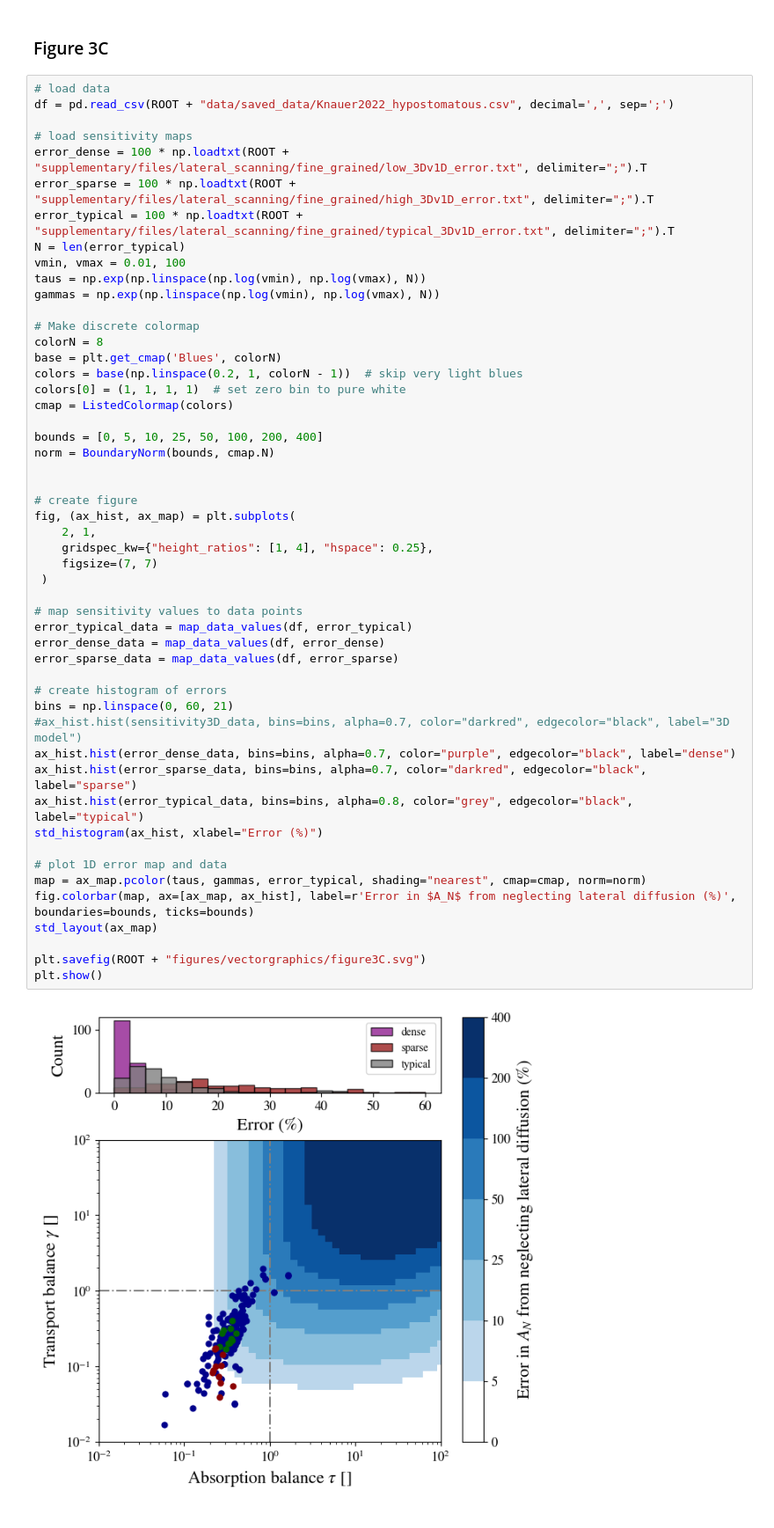
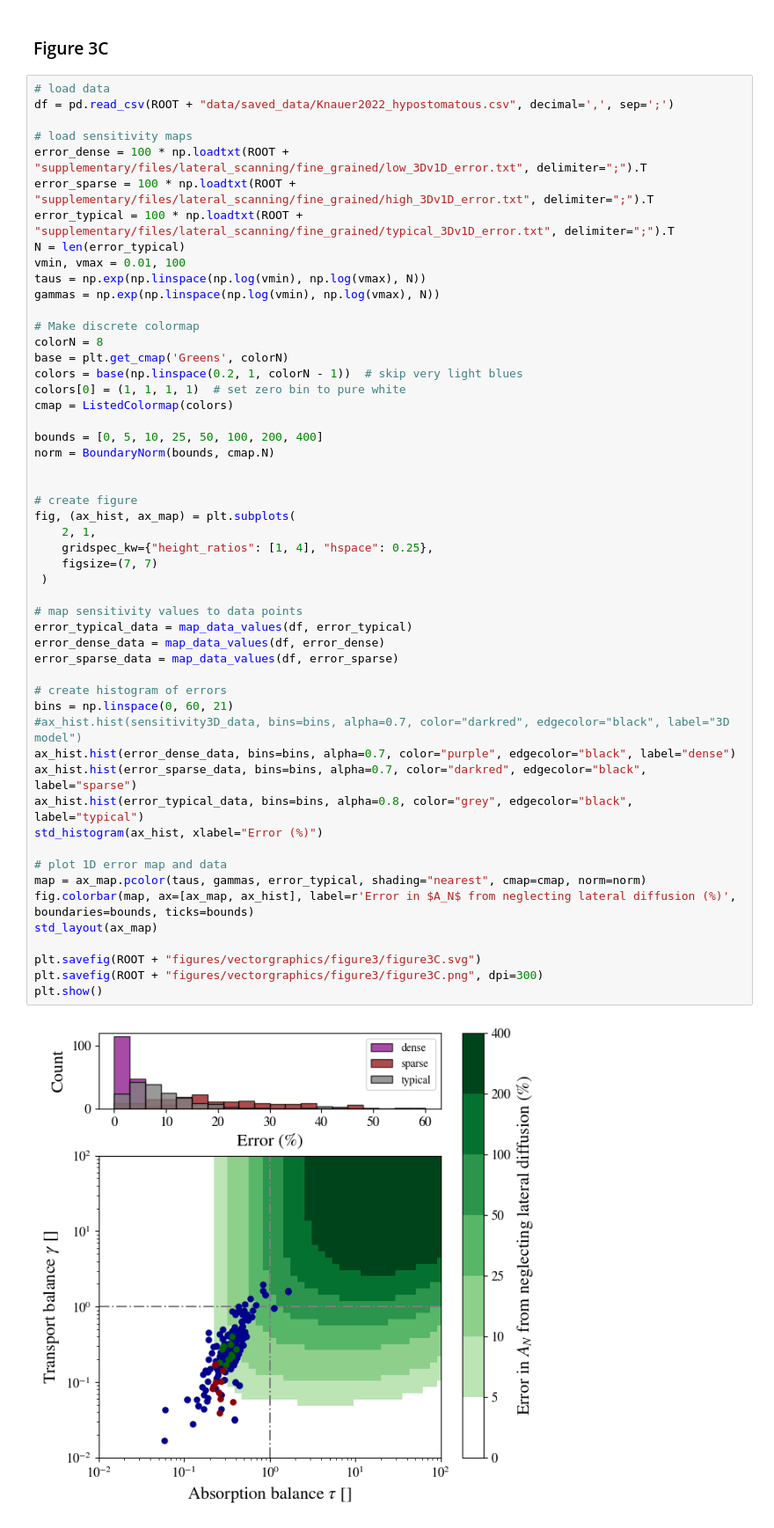
Before and after one commit to andreas-stillits/CarbonFixationModel1D, a Jupyter notebook: figures/scripts/figure3.ipynb, the cells around one changed output. Shown at 88% size. Saved outputs shown, nothing was run; the diff lists cells and outputs as text.

Commit message:
polished figure 3 panels!

```diff
--- a/figures/scripts/figure3.ipynb
+++ b/figures/scripts/figure3.ipynb
@@ -226,7 +230,7 @@ gammas = np.exp(np.linspace(np.log(vmin), np.log(vmax), N))
 
 # Make discrete colormap
 colorN = 8
-base = plt.get_cmap('Blues', colorN)
+base = plt.get_cmap('Greens', colorN)
 colors = base(np.linspace(0.2, 1, colorN - 1))  # skip very light blues
 colors[0] = (1, 1, 1, 1)  # set zero bin to pure white
 cmap = ListedColormap(colors)
@@ -235,32 +239,33 @@ bounds = [0, 5, 10, 25, 50, 100, 200, 400]
 norm = BoundaryNorm(bounds, cmap.N)
 
 
 # create figure
 fig, (ax_hist, ax_map) = plt.subplots(
     2, 1,
     gridspec_kw={"height_ratios": [1, 4], "hspace": 0.25},
     figsize=(7, 7)
  )
 
 # map sensitivity values to data points
 error_typical_data = map_data_values(df, error_typical)
 error_dense_data = map_data_values(df, error_dense)
 error_sparse_data = map_data_values(df, error_sparse)
 
 # create histogram of errors
 bins = np.linspace(0, 60, 21)
 #ax_hist.hist(sensitivity3D_data, bins=bins, alpha=0.7, color="darkred", edgecolor="black", label="3D model")
 ax_hist.hist(error_dense_data, bins=bins, alpha=0.7, color="purple", edgecolor="black", label="dense")
 ax_hist.hist(error_sparse_data, bins=bins, alpha=0.7, color="darkred", edgecolor="black", label="sparse")
 ax_hist.hist(error_typical_data, bins=bins, alpha=0.8, color="grey", edgecolor="black", label="typical")
 std_histogram(ax_hist, xlabel="Error (%)")
 
 # plot 1D error map and data
 map = ax_map.pcolor(taus, gammas, error_typical, shading="nearest", cmap=cmap, norm=norm)
 fig.colorbar(map, ax=[ax_map, ax_hist], label=r'Error in $A_N$ from neglecting lateral diffusion (%)', boundaries=bounds, ticks=bounds)
 std_layout(ax_map)
 
-plt.savefig(ROOT + "figures/vectorgraphics/figure3C.svg")
+plt.savefig(ROOT + "figures/vectorgraphics/figure3/figure3C.svg")
+plt.savefig(ROOT + "figures/vectorgraphics/figure3/figure3C.png", dpi=300)
 plt.show()
 # %% [output]
-[figure, old version]
+[figure, new version]
```
Also changed, not shown: parts of 3 cells of this notebook, 6 other files.
